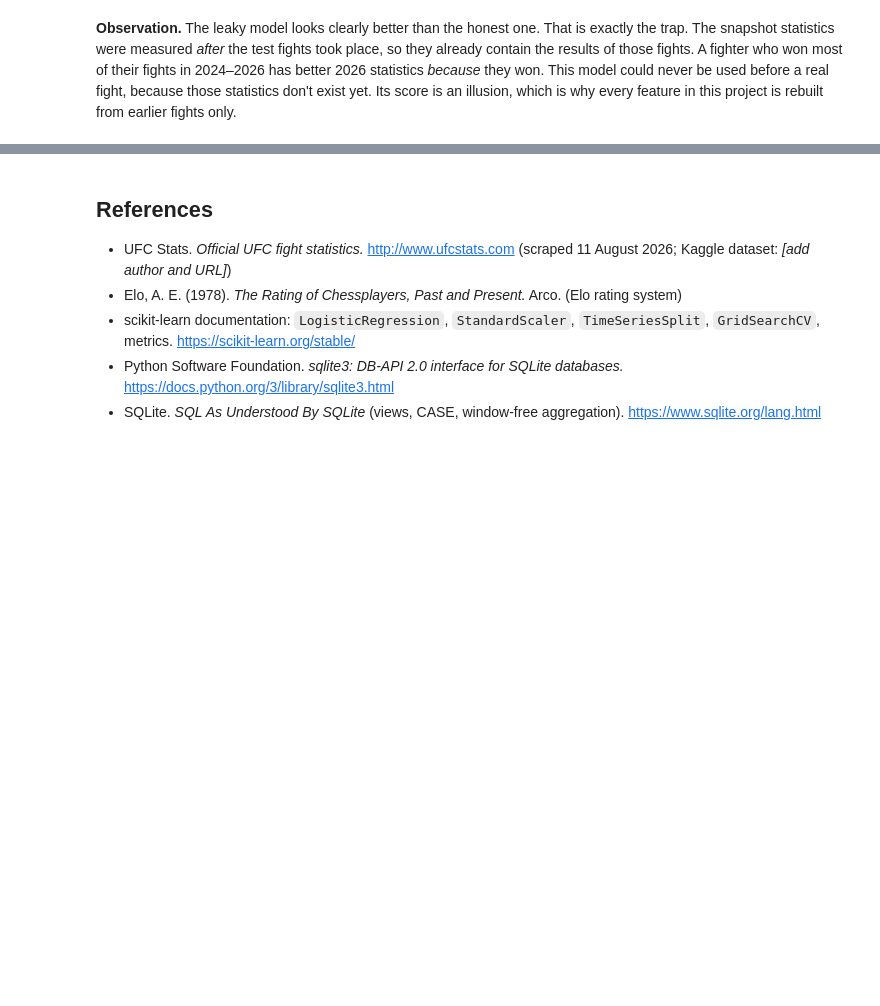
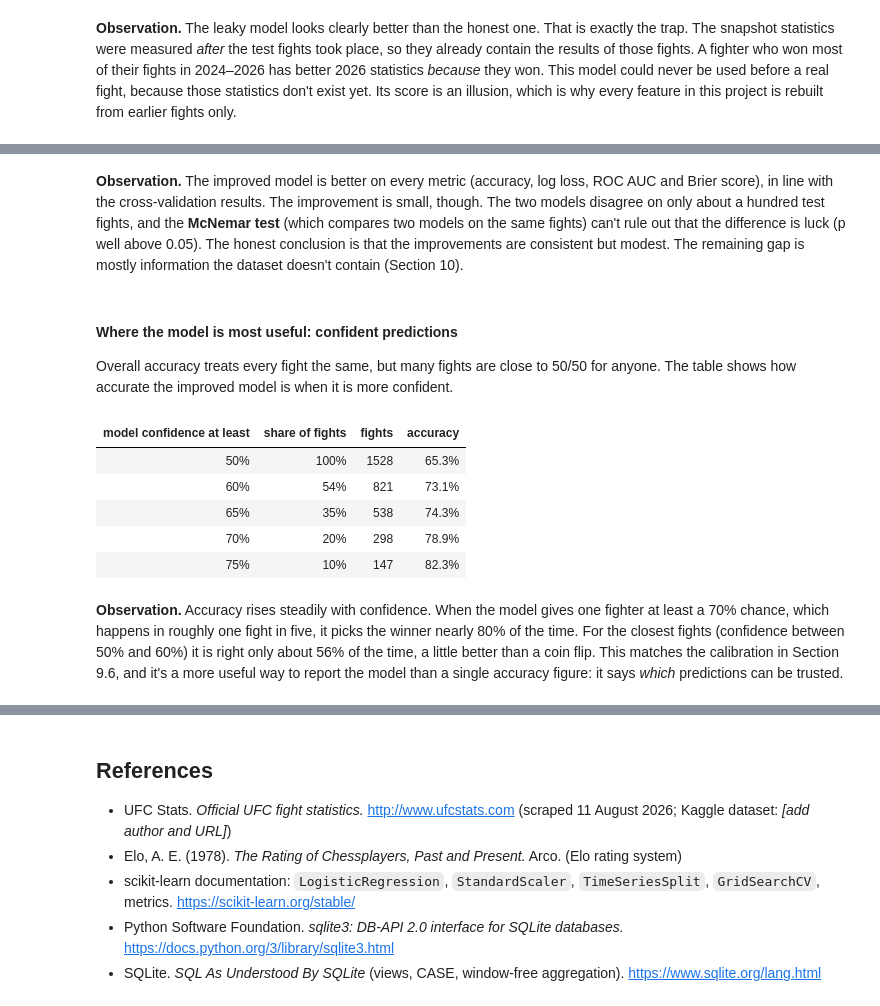
Before and after one commit to S5in/Data-Science-and-Machine-Learning, a Jupyter notebook: 02-ufc-fight-prediction/ufc_fights.ipynb, the cells around one changed output, grey strips where cells are left out. Drawn from its saved outputs; the diff is of its cells as text; code cells hidden in the pictures; blank space fills up the shorter version.

```diff
--- a/02-ufc-fight-prediction/ufc_fights.ipynb
+++ b/02-ufc-fight-prediction/ufc_fights.ipynb
@@ -1445,3 +1699,28 @@ Honest model (pre-fight features): accuracy 64.7%, ROC AUC 0.693
+# %% [markdown]
+**Observation.** The improved model is better on every metric (accuracy, log loss, ROC AUC and Brier score), in line with the cross-validation results. The improvement is small, though. The two models disagree on only about a hundred test fights, and the **McNemar test** (which compares two models on the same fights) can't rule out that the difference is luck (p well above 0.05). The honest conclusion is that the improvements are consistent but modest. The remaining gap is mostly information the dataset doesn't contain (Section 10).
+# %% [markdown]
+#### Where the model is most useful: confident predictions
+
+Overall accuracy treats every fight the same, but many fights are close to 50/50 for anyone. The table shows how accurate the improved model is when it is more confident.
+# %%
+confidence = np.maximum(prob_final, 1 - prob_final)
+rows = []
+for threshold in [0.5, 0.6, 0.65, 0.7, 0.75]:
+    chosen = confidence >= threshold
+    rows.append({"model confidence at least": f"{threshold:.0%}",
+                 "share of fights": chosen.mean(),
+                 "fights": int(chosen.sum()),
+                 "accuracy": new_right[chosen].mean()})
+pd.DataFrame(rows).style.format({"share of fights": "{:.0%}", "accuracy": "{:.1%}"}).hide(axis="index")
+# %% [output]
+| model confidence at least | share of fights | fights | accuracy |
+| 50% | 100% | 1528 | 65.3% |
+| 60% | 54% | 821 | 73.1% |
+| 65% | 35% | 538 | 74.3% |
+| 70% | 20% | 298 | 78.9% |
+| 75% | 10% | 147 | 82.3% |
+# %% [markdown]
+**Observation.** Accuracy rises steadily with confidence. When the model gives one fighter at least a 70% chance, which happens in roughly one fight in five, it picks the winner nearly 80% of the time. For the closest fights (confidence between 50% and 60%) it is right only about 56% of the time, a little better than a coin flip. This matches the calibration in Section 9.6, and it's a more useful way to report the model than a single accuracy figure: it says *which* predictions can be trusted.
 # %% [markdown]
 ## 10. Conclusion
 
```
Also changed, not shown: parts of 16 cells of this notebook, 3 other files.
